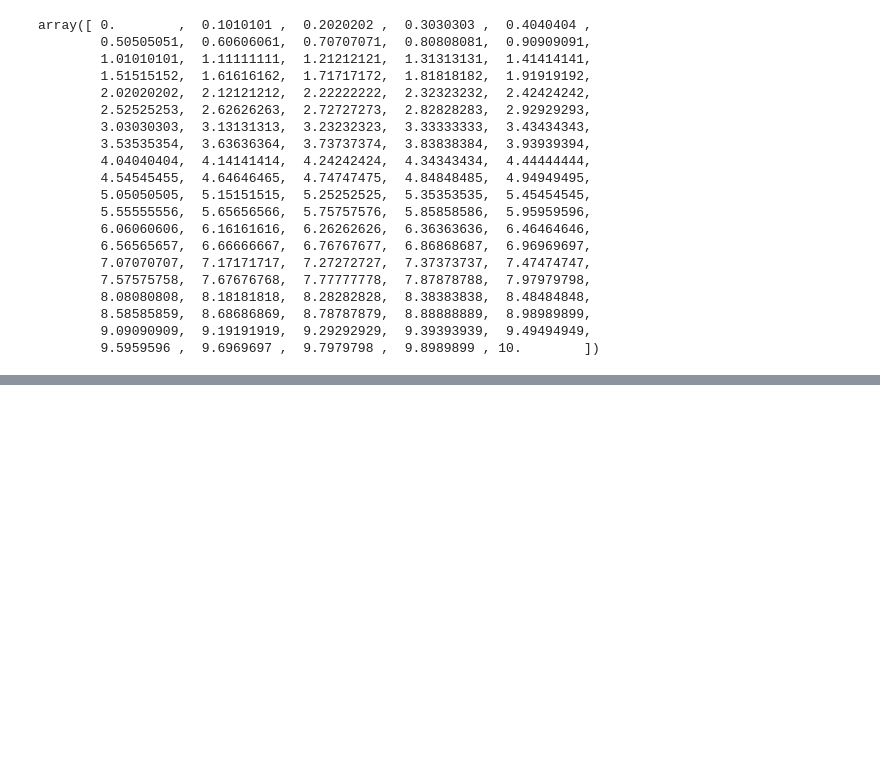
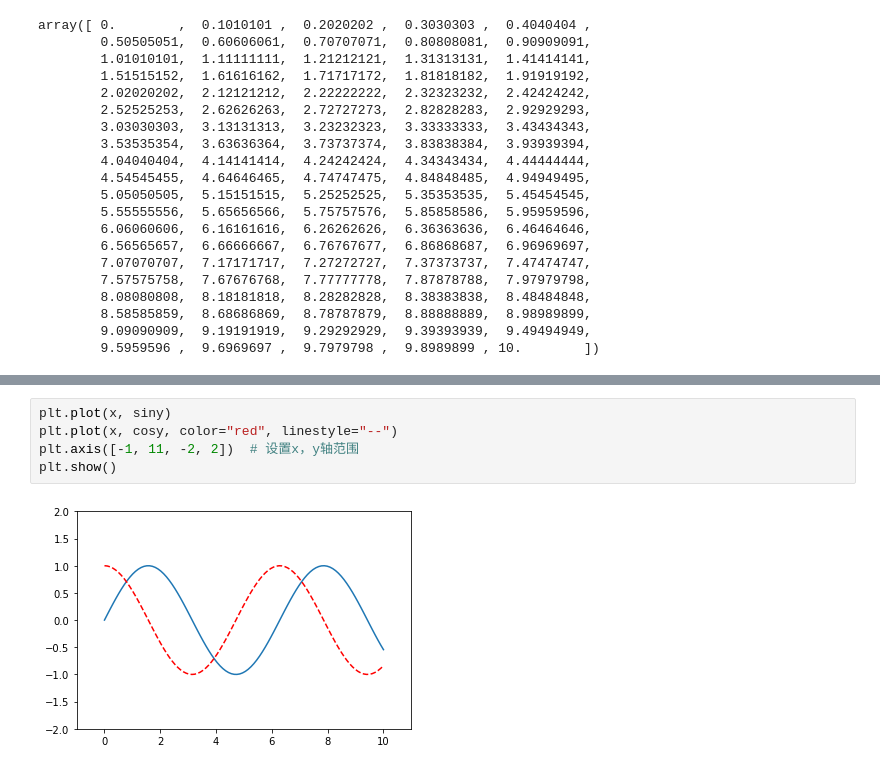
Before and after one commit to chengzhong001/machine-learning-python3, a Jupyter notebook: 03-Jupyter-Noteboook/11-Matplotlib数据可视化基础.ipynb, the cells around one changed output, grey strips where cells are left out. Drawn from its saved outputs; the diff is of its cells as text; blank space fills up the shorter version.

```diff
--- a/03-Jupyter-Noteboook/11-Matplotlib数据可视化基础.ipynb
+++ b/03-Jupyter-Noteboook/11-Matplotlib数据可视化基础.ipynb
@@ -30,0 +84,7 @@ array([ 0.        ,  0.1010101 ,  0.2020202 ,  0.3030303 ,  0.4040404 ,
+# %%
+plt.plot(x, siny)
+plt.plot(x, cosy, color="red", linestyle="--")
+plt.axis([-1, 11, -2, 2])  # 设置x，y轴范围
+plt.show()
+# %% [output]
+[figure, added]
```
Also changed, not shown: parts of 13 cells of this notebook.
